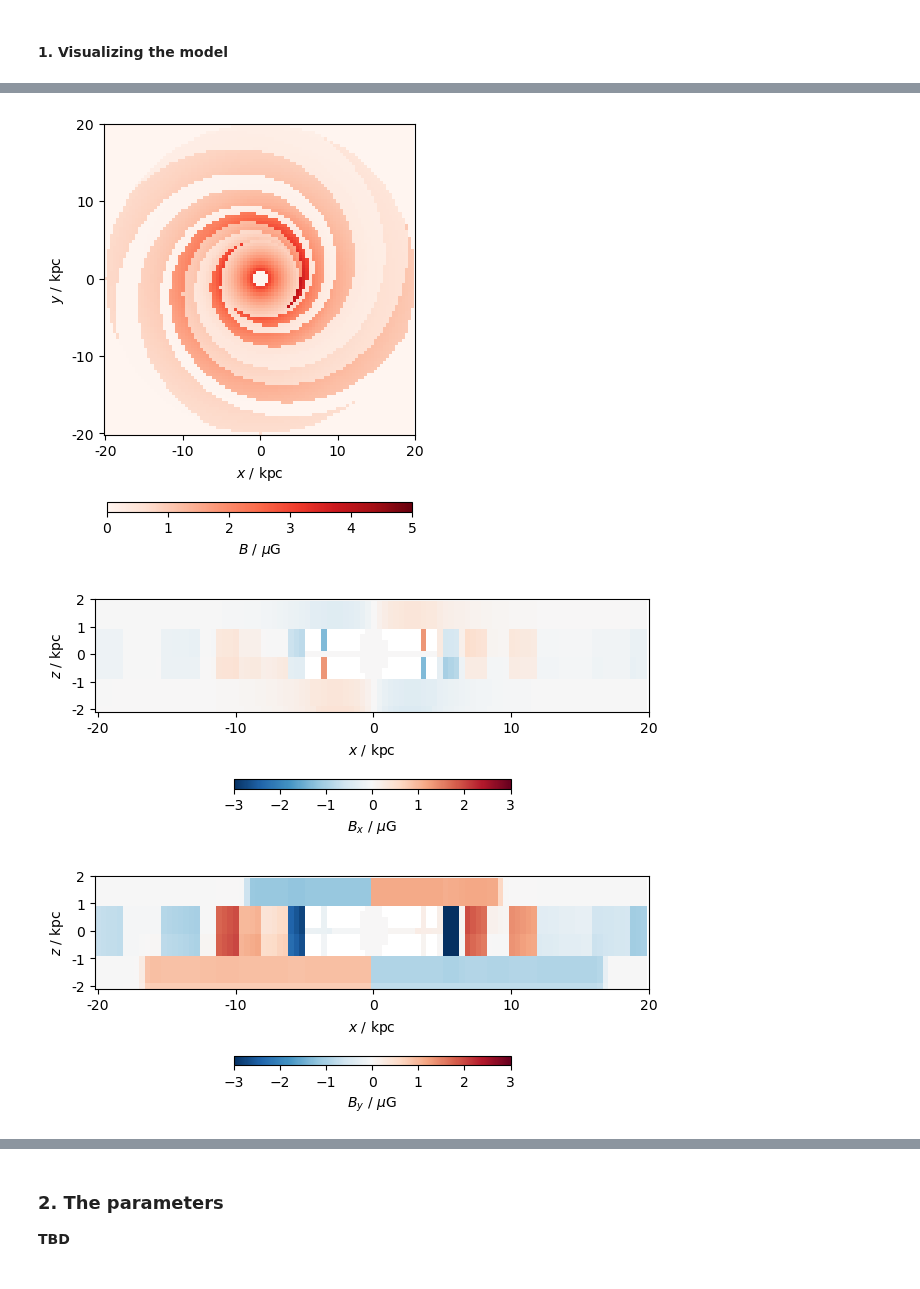
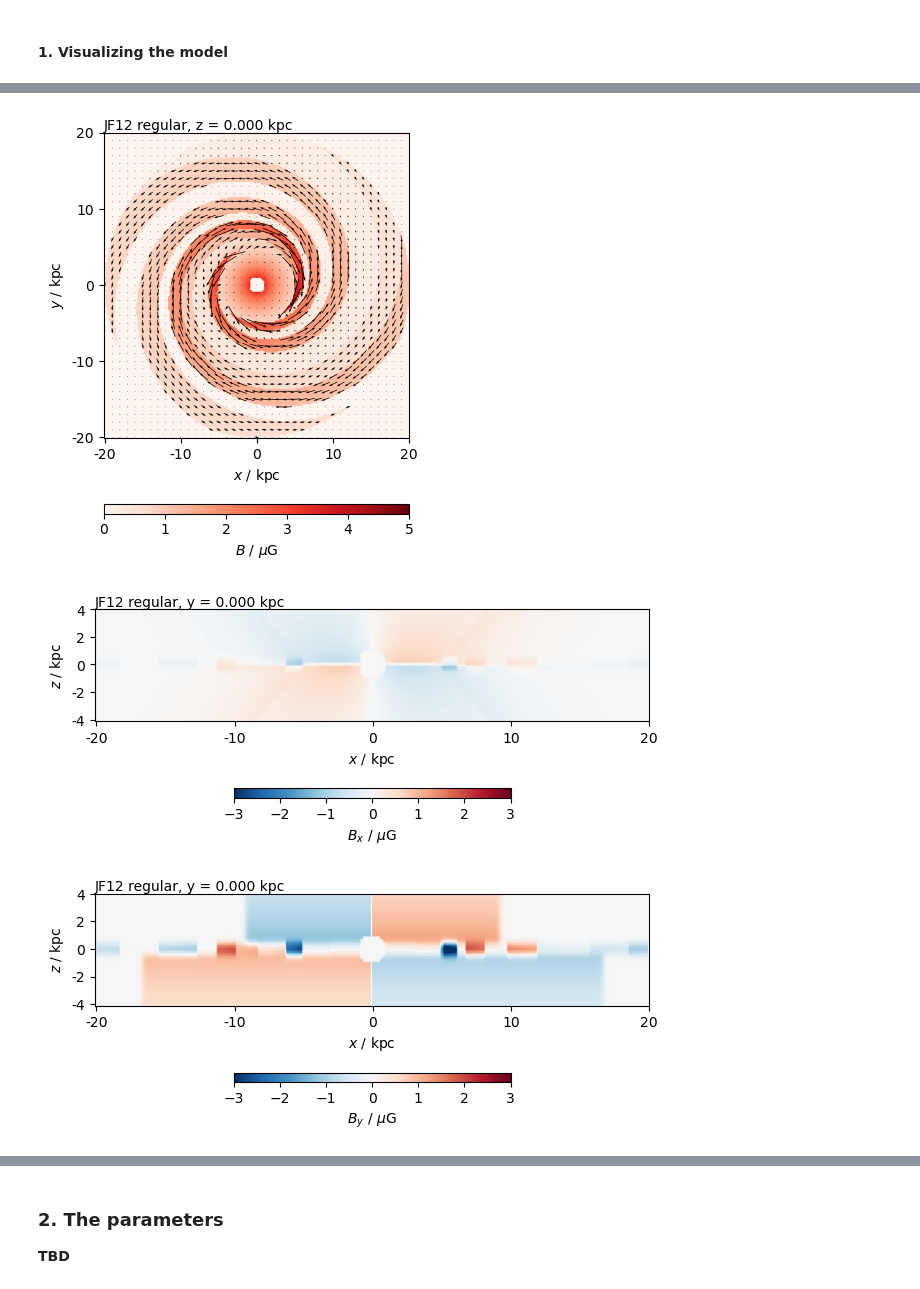
Before and after one commit to rafaelab/imagine-models, a Jupyter notebook: demos/python/model_examples/jf12_regular_demo.ipynb, the cells around one changed output, grey strips where cells are left out. Cells and saved outputs as stored; diff of their text form; code cells hidden in the pictures.

Commit message:
JF12 regular ipynb checked

```diff
--- a/demos/python/model_examples/jf12_regular_demo.ipynb
+++ b/demos/python/model_examples/jf12_regular_demo.ipynb
@@ -15,12 +15,12 @@ from plotting_helpers import plot_slice
 #### 1. Visualizing the model
 # %%
 model = img.JF12RegularField()
-shape = [100, 100, 20] # necessarily a list of 3 ints!
-increment = [.40, .40, .20]
-refpoint = [-20., -20., -2.]
+shape = [200, 200, 40] # necessarily a list of 3 ints!
+increment = [.20, .20, .20]
+refpoint = [-20., -20., -4.]
 vmin = -3
 vmax = 3.
 
 model_on_grid = model.on_grid(shape=shape, reference_point=refpoint, increment=increment)
-plot_slice(model_on_grid, 0, 2, shape, refpoint, increment, vmin, vmax)
+plot_slice(model_on_grid, 0, 2, shape, refpoint, increment, vmin, vmax, field_name='JF12 regular')
 # %% [output]
@@ -36,13 +36,13 @@ plot_slice(model_on_grid, 2, 2, shape, refpoint, increment, -1, 1)
 # %%
-plot_slice(model_on_grid, 3, 2, shape, refpoint, increment, 0, 5)
+plot_slice(model_on_grid, 3, 2, shape, refpoint, increment, 0, 5, quiver=True, field_name='JF12 regular')
 # %% [output]
-[figure, old version]
+[figure, new version]
 # %%
-plot_slice(model_on_grid, 0, 1, shape, refpoint, increment, vmin, vmax)
+plot_slice(model_on_grid, 0, 1, shape, refpoint, increment, vmin, vmax, field_name='JF12 regular')
 # %% [output]
-[figure, old version]
+[figure, new version]
 # %%
-plot_slice(model_on_grid, 1, 1, shape, refpoint, increment, vmin, vmax)
+plot_slice(model_on_grid, 1, 1, shape, refpoint, increment, vmin, vmax, field_name='JF12 regular')
 # %% [output]
-[figure, old version]
+[figure, new version]
 # %%
```
Also changed, not shown: parts of 6 cells of this notebook, 2 other files.
